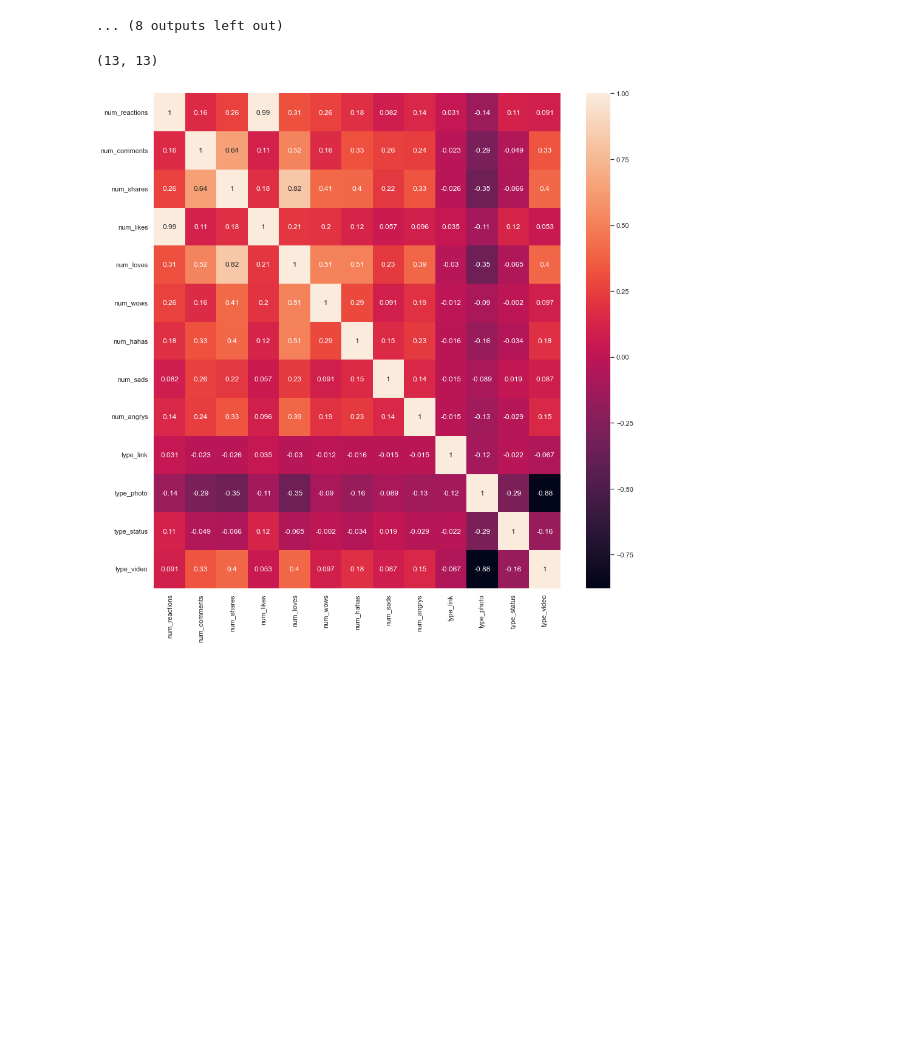
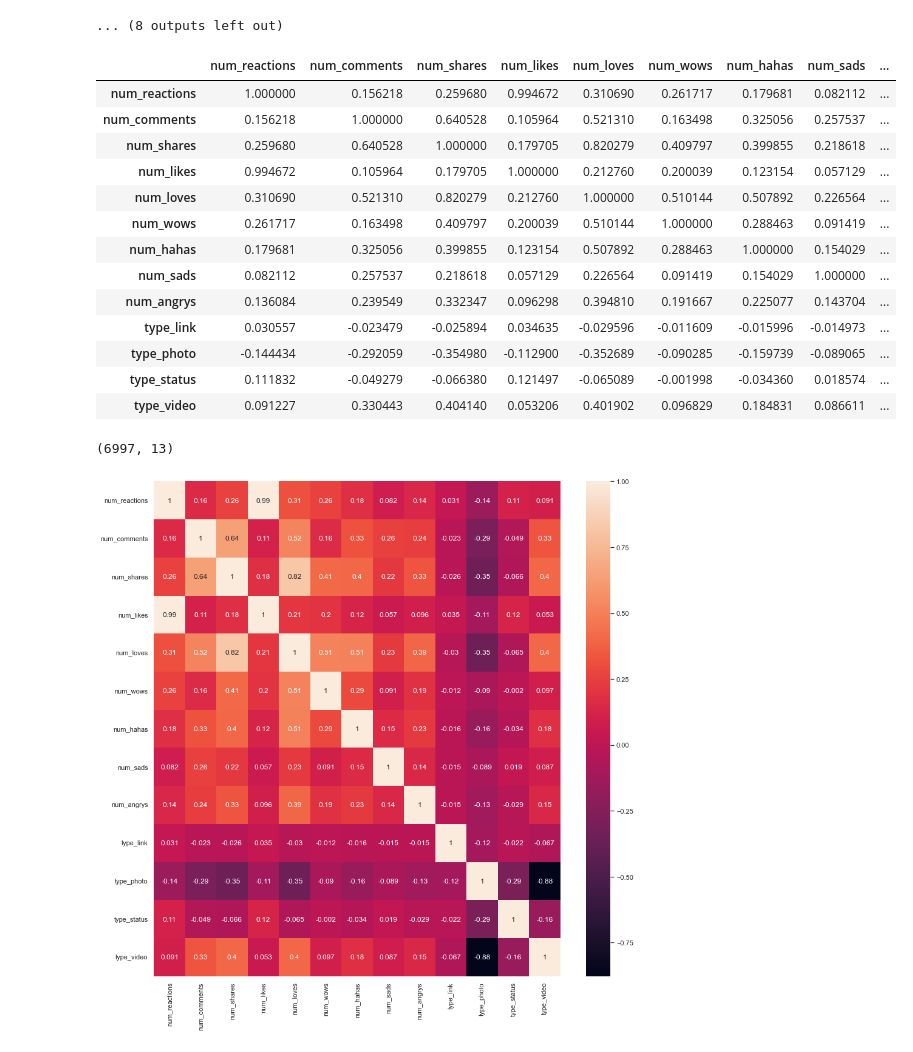
Before and after one commit to AnaInesOrtega/ML_unsupervised-, a Jupyter notebook: ML_unsupervised .ipynb, the cells around one changed output. Cells and saved outputs as stored; diff of their text form; code cells hidden in the pictures; blank space fills up the shorter version.

```diff
--- a/ML_unsupervised .ipynb
+++ b/ML_unsupervised .ipynb
@@ -129,7 +130,7 @@ memory usage: 881.4+ KB
 # %% [markdown]
 - Se observa que hay 7050 registros en casi todas las columnas, menos en las siguientes: "Column1", "Column2", "Column3", "Column4". Al parecer no forman parte de los datos originales. Se eliminarán estas columnas para realizar el análisis.
 # %%
-df = df.drop(columns=['Column1', 'Column2', 'Column3', 'Column4'], axis=1)
+df.drop(columns=['Column1', 'Column2', 'Column3', 'Column4'], axis=1, inplace = True)
 
 df.head()
 # %% [output]
@@ -197,7 +198,7 @@ dtype: int64
 
 - Se eliminarán los duplicados por la columna status_id.
 # %%
-df = df.drop_duplicates(subset='status_id', keep='last')
+df.drop_duplicates(subset='status_id', keep='last', inplace= True)
 
 df.shape
 # %% [output]
@@ -254,7 +255,7 @@ st_ax.set(xlabel='Status Type', ylabel='Count')
 
 - Se realizará la eliminación de las variables: "status_ id" y "status_published" porque no se las utilizarán ya que se hará la clausterización en función del tipo de publicación.
 # %%
-df= df.drop(columns=['status_id', 'status_published'], axis=1)
+df.drop(columns=['status_id', 'status_published'], axis=1, inplace= True)
 
 df.head()
 # %% [output]
@@ -338,11 +339,28 @@ for i in df.iloc[:,0:10]:
 <Figure size 576x360 with 0 Axes>
 [figure]
 ... (8 outputs left out)
+# %%
+df.corr()
+# %% [output]
+|  | num_reactions | num_comments | num_shares | num_likes | num_loves | num_wows | num_hahas | num_sads | ... |
+| num_reactions | 1.000000 | 0.156218 | 0.259680 | 0.994672 | 0.310690 | 0.261717 | 0.179681 | 0.082112 | ... |
+| num_comments | 0.156218 | 1.000000 | 0.640528 | 0.105964 | 0.521310 | 0.163498 | 0.325056 | 0.257537 | ... |
+| num_shares | 0.259680 | 0.640528 | 1.000000 | 0.179705 | 0.820279 | 0.409797 | 0.399855 | 0.218618 | ... |
+| num_likes | 0.994672 | 0.105964 | 0.179705 | 1.000000 | 0.212760 | 0.200039 | 0.123154 | 0.057129 | ... |
+| num_loves | 0.310690 | 0.521310 | 0.820279 | 0.212760 | 1.000000 | 0.510144 | 0.507892 | 0.226564 | ... |
+| num_wows | 0.261717 | 0.163498 | 0.409797 | 0.200039 | 0.510144 | 1.000000 | 0.288463 | 0.091419 | ... |
+| num_hahas | 0.179681 | 0.325056 | 0.399855 | 0.123154 | 0.507892 | 0.288463 | 1.000000 | 0.154029 | ... |
+| num_sads | 0.082112 | 0.257537 | 0.218618 | 0.057129 | 0.226564 | 0.091419 | 0.154029 | 1.000000 | ... |
+| num_angrys | 0.136084 | 0.239549 | 0.332347 | 0.096298 | 0.394810 | 0.191667 | 0.225077 | 0.143704 | ... |
+| type_link | 0.030557 | -0.023479 | -0.025894 | 0.034635 | -0.029596 | -0.011609 | -0.015996 | -0.014973 | ... |
+| type_photo | -0.144434 | -0.292059 | -0.354980 | -0.112900 | -0.352689 | -0.090285 | -0.159739 | -0.089065 | ... |
+| type_status | 0.111832 | -0.049279 | -0.066380 | 0.121497 | -0.065089 | -0.001998 | -0.034360 | 0.018574 | ... |
+| type_video | 0.091227 | 0.330443 | 0.404140 | 0.053206 | 0.401902 | 0.096829 | 0.184831 | 0.086611 | ... |
 # %%
-corr = df.corr()
-corr.shape
+df.corr()
+df.shape
 # %% [output]
-(13, 13)
+(6997, 13)
 # %%
 plt.figure(figsize=(15, 15))
 corrMatrix = df.corr()
```
Also changed, not shown: parts of 4 cells of this notebook.
